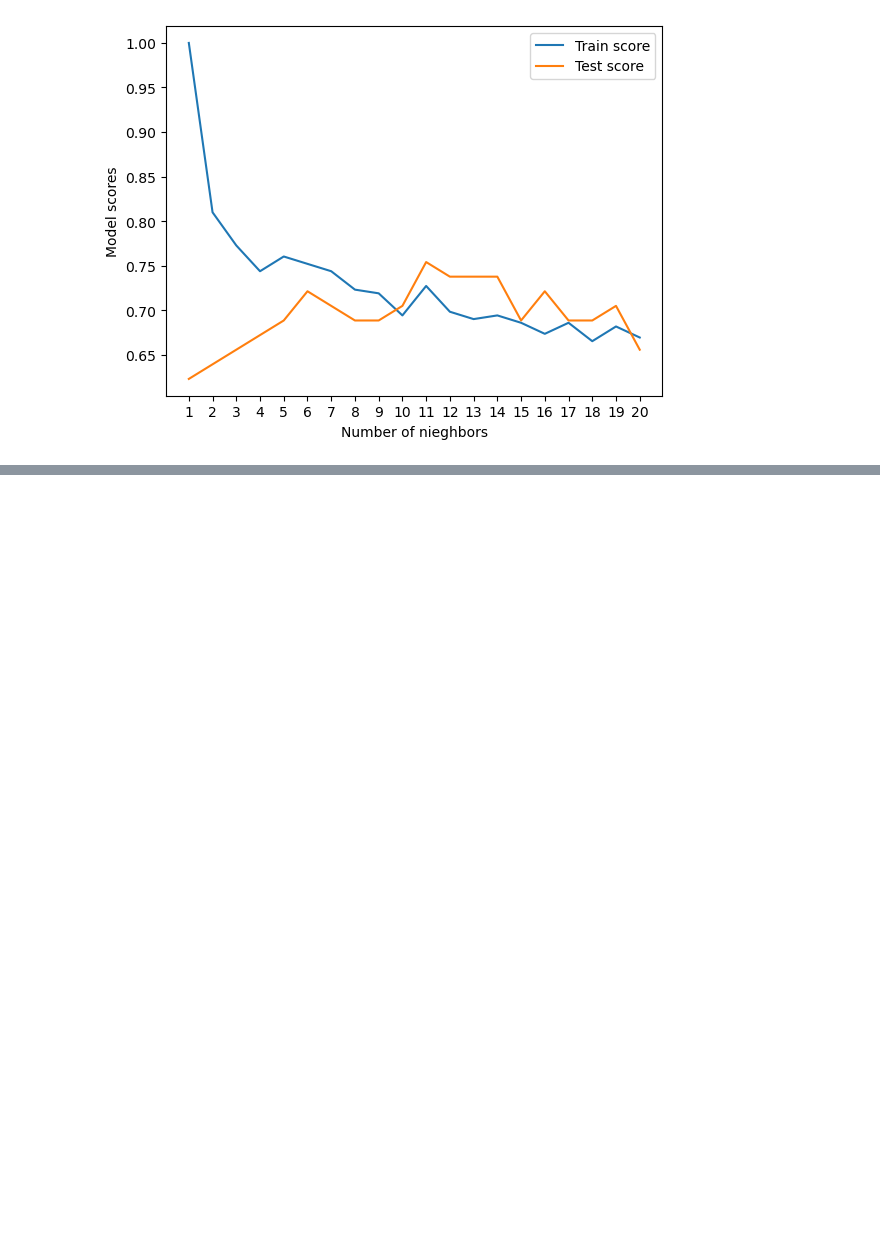
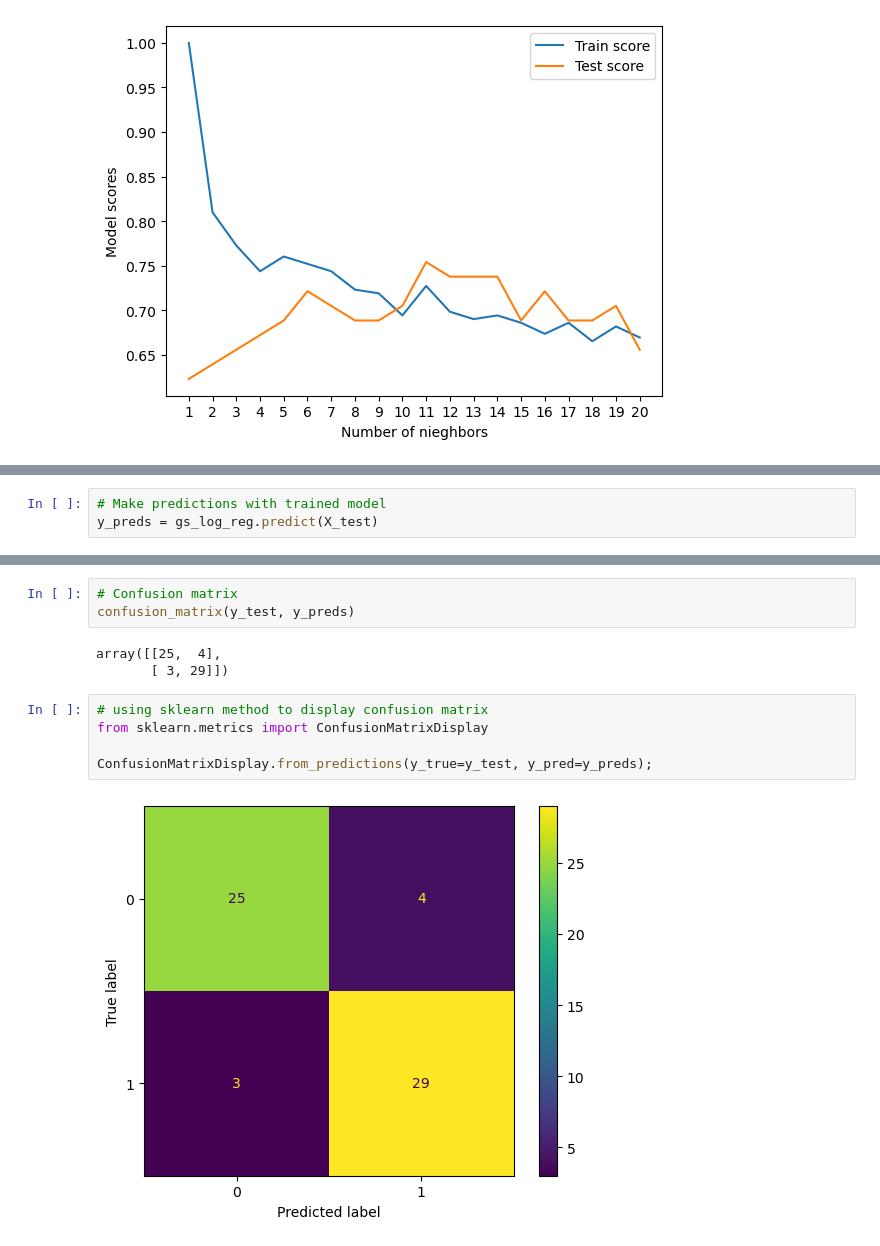
Before and after one commit to AnushkJain2201/heart-disease-project, a Jupyter notebook: heart-disease-classification.ipynb, the cells around one changed output, grey strips where cells are left out. Saved outputs shown, nothing was run; the diff lists cells and outputs as text; blank space fills up the shorter version.

```diff
--- a/heart-disease-classification.ipynb
+++ b/heart-disease-classification.ipynb
@@ -522,0 +702,3 @@ Maximum KNN score on the test data: 75.41%
+# %%
+# Make predictions with trained model
+y_preds = gs_log_reg.predict(X_test)
@@ -522,0 +716,13 @@ Maximum KNN score on the test data: 75.41%
+# %%
+# Confusion matrix
+confusion_matrix(y_test, y_preds)
+# %% [output]
+array([[25,  4],
+       [ 3, 29]])
+# %%
+# using sklearn method to display confusion matrix
+from sklearn.metrics import ConfusionMatrixDisplay
+
+ConfusionMatrixDisplay.from_predictions(y_true=y_test, y_pred=y_preds);
+# %% [output]
+[figure, added]
```
Also changed, not shown: parts of 29 cells of this notebook.
